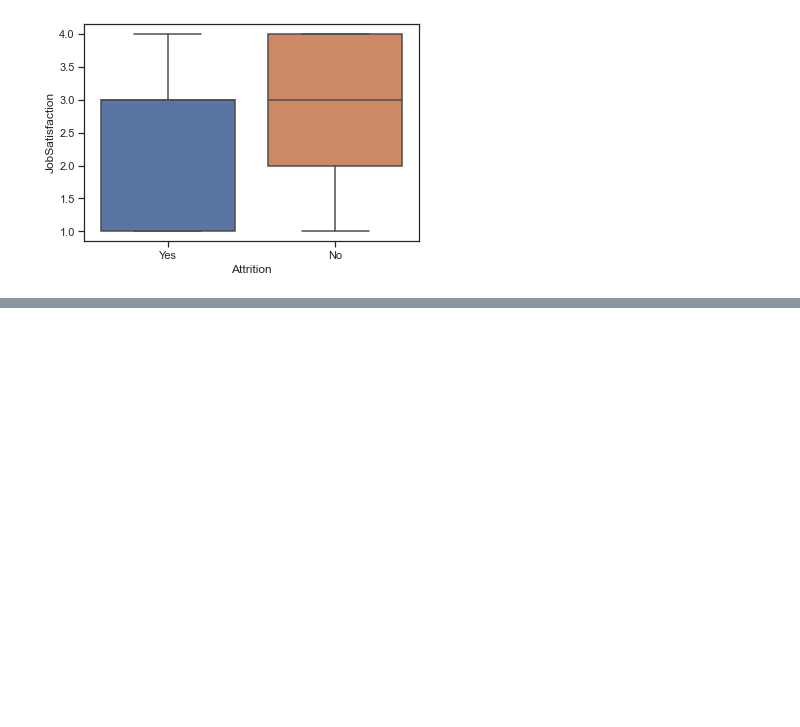
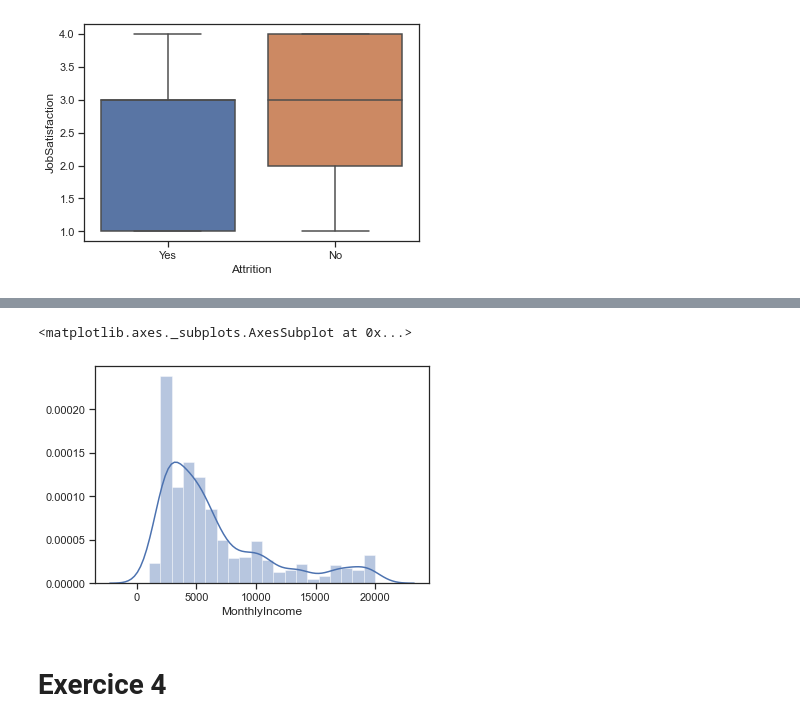
Before and after one commit to vuitor/python_m2, a Jupyter notebook: python_m2.ipynb, the cells around one changed output, grey strips where cells are left out. Cells and saved outputs as stored; diff of their text form; code cells hidden in the pictures; blank space fills up the shorter version.

Commit message:
Exercice terminé

```diff
--- a/python_m2.ipynb
+++ b/python_m2.ipynb
@@ -162,0 +181,7 @@ graphEx3 = sns.boxplot(x="Attrition", y="JobSatisfaction", data=ex3)
+# %%
+sns.distplot(ex3['MonthlyIncome'])
+# %% [output]
+<matplotlib.axes._subplots.AxesSubplot at 0x...>
+[figure, added]
+# %% [markdown]
+# Exercice 4
```
Also changed, not shown: parts of 15 cells of this notebook.
